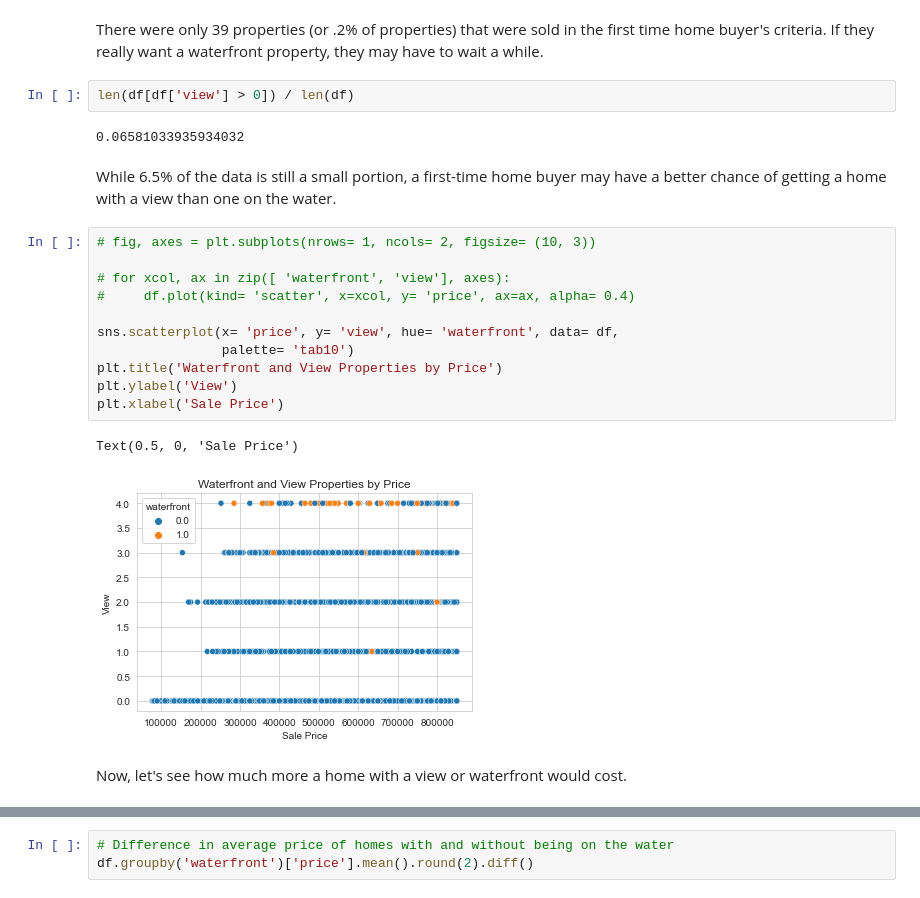
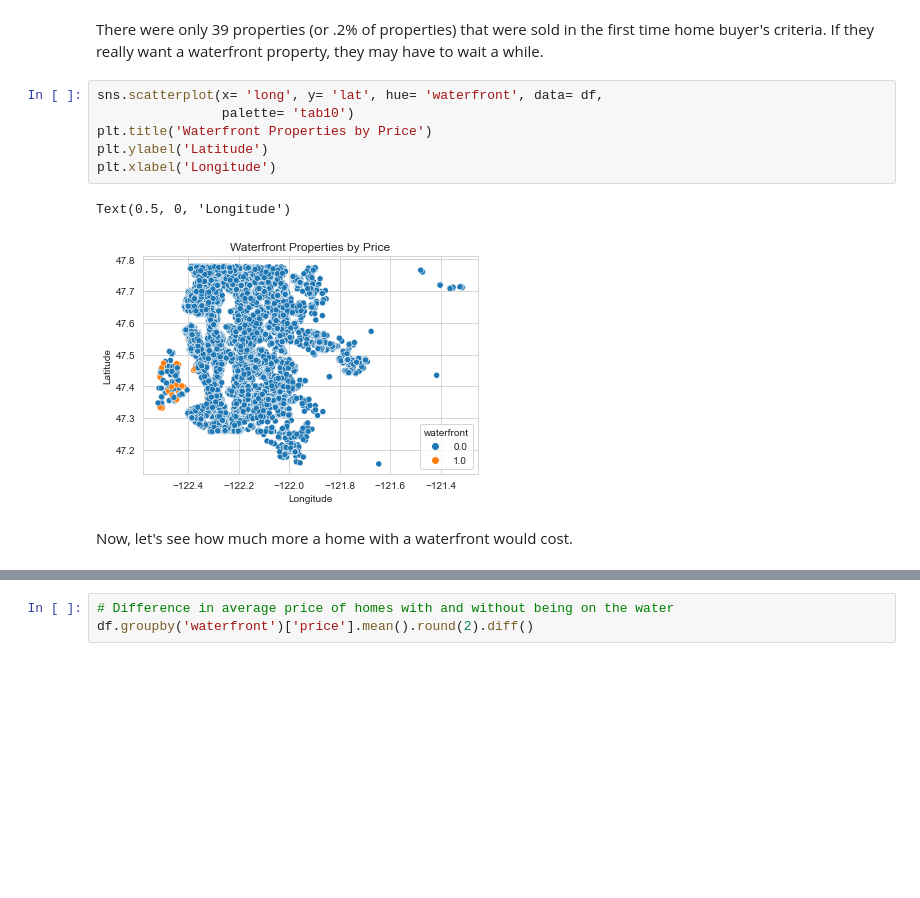
Before and after one commit to cassnutt/Housing_price_predictions, a Jupyter notebook: House Price Analysis - EDA.ipynb, the cells around one changed output, grey strips where cells are left out. Drawn from its saved outputs; the diff is of its cells as text; blank space fills up the shorter version.

```diff
--- a/House Price Analysis - EDA.ipynb
+++ b/House Price Analysis - EDA.ipynb
@@ -517,25 +515,14 @@ len(df[df['waterfront'] == 1]) / len(df)
 0.0020615287028227084
 # %% [markdown]
 There were only 39 properties (or .2% of properties) that were sold in the first time home buyer's criteria. If they really want a waterfront property, they may have to wait a while.
-# %%
-len(df[df['view'] > 0]) / len(df)
-# %% [output]
-0.06581033935934032
-# %% [markdown]
-While 6.5% of the data is still a small portion, a first-time home buyer may have a better chance of getting a home with a view than one on the water.
 # %%
-# fig, axes = plt.subplots(nrows= 1, ncols= 2, figsize= (10, 3))
-
-# for xcol, ax in zip([ 'waterfront', 'view'], axes):
-#     df.plot(kind= 'scatter', x=xcol, y= 'price', ax=ax, alpha= 0.4)
-
-sns.scatterplot(x= 'price', y= 'view', hue= 'waterfront', data= df,
+sns.scatterplot(x= 'long', y= 'lat', hue= 'waterfront', data= df,
                 palette= 'tab10')
-plt.title('Waterfront and View Properties by Price')
-plt.ylabel('View')
-plt.xlabel('Sale Price')
+plt.title('Waterfront Properties by Price')
+plt.ylabel('Latitude')
+plt.xlabel('Longitude')
 # %% [output]
-Text(0.5, 0, 'Sale Price')
+Text(0.5, 0, 'Longitude')
-[figure, old version]
+[figure, new version]
 # %% [markdown]
-Now, let's see how much more a home with a view or waterfront would cost.
+Now, let's see how much more a home with a waterfront would cost.
```
Also changed, not shown: parts of 15 cells of this notebook, 7 other files.
